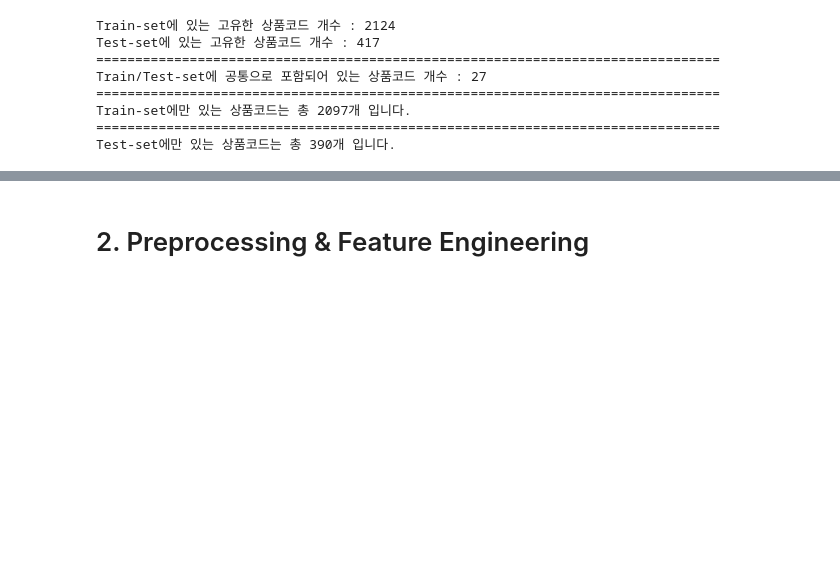
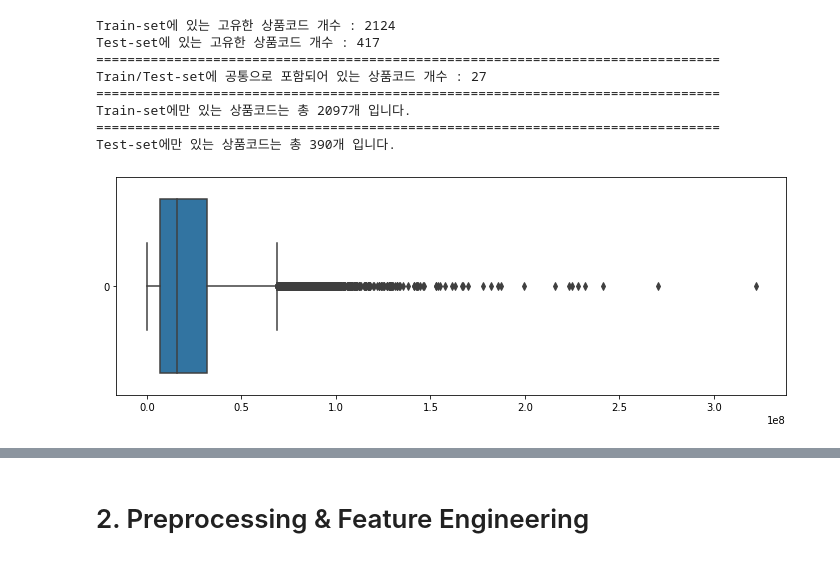
Before and after one commit to thinpig99/bigcon-NSHomeshopping, a Jupyter notebook: Individual-Code/WS/bc_ns_code_visualization_0922.ipynb, the cells around one changed output, grey strips where cells are left out. Drawn from its saved outputs; the diff is of its cells as text; code cells hidden in the pictures; blank space fills up the shorter version.

```diff
--- a/Individual-Code/WS/bc_ns_code_visualization_0922.ipynb
+++ b/Individual-Code/WS/bc_ns_code_visualization_0922.ipynb
@@ -109,6 +111,6 @@ rc('font', family=font)
 # %%
-train = pd.read_csv(r'C:\Users\thinp\python\Kaggle\bigcon\Data/train_new.csv')
-test = pd.read_csv(r'C:\Users\thinp\python\Kaggle\bigcon\Data/test_new.csv')
+train = pd.read_csv(r'C:\Users\Wyatt\wyatt37\Comp\Comp_Bigcon2020\Data/train_new.csv')
+test = pd.read_csv(r'C:\Users\Wyatt\wyatt37\Comp\Comp_Bigcon2020\Data/test_new.csv')
 # %%
 train.shape, test.shape
 # %% [output]
@@ -233,3 +242,10 @@ Train/Test-set에 공통으로 포함되어 있는 상품코드 개수 : 27
 Train-set에만 있는 상품코드는 총 2097개 입니다.
 ================================================================================
 Test-set에만 있는 상품코드는 총 390개 입니다.
+# %%
+# 일별 취급액 비교
+plt.figure(figsize=(12, 4))
+sns.boxplot(data=train['취급액'], orient='h')
+plt.show()
+# %% [output]
+[figure, added]
```
Also changed, not shown: parts of 9 cells of this notebook, 1 other file.
